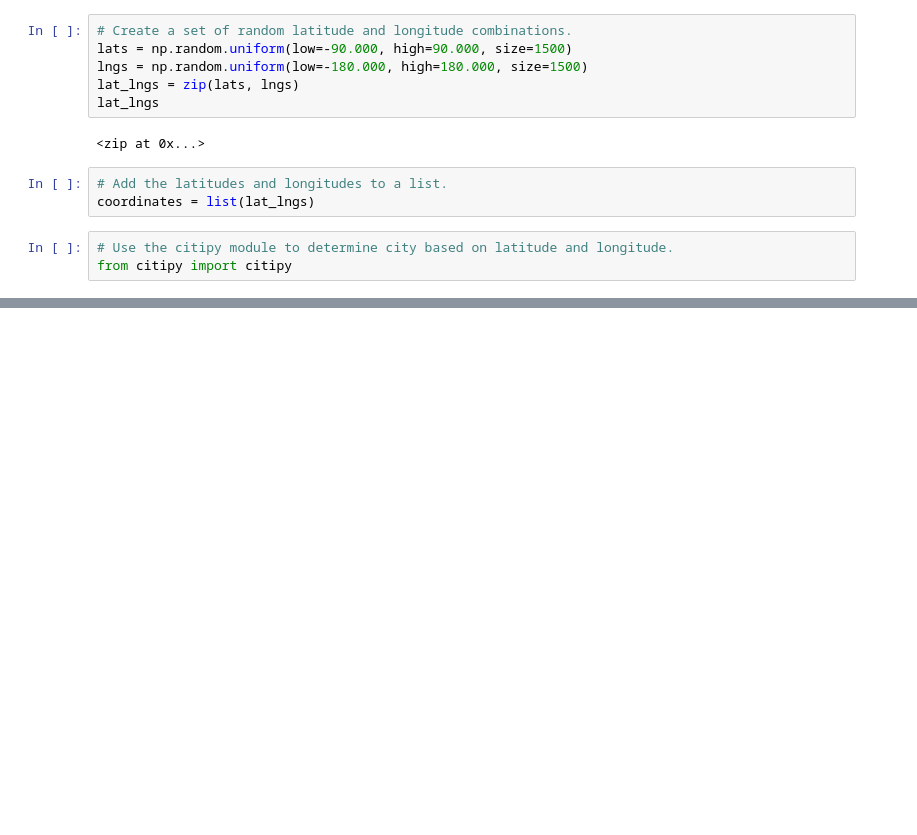
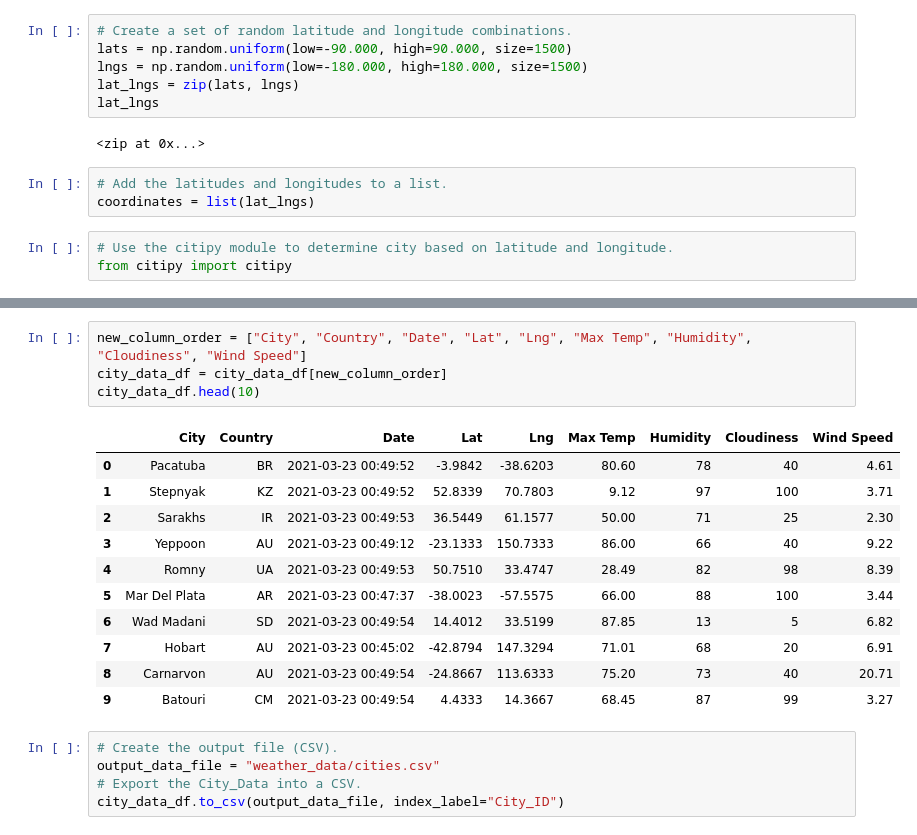
Before and after one commit to petenielsen93/World_Weather_Analysis, a Jupyter notebook: WeatherPy.ipynb, the cells around one changed output, grey strips where cells are left out. Cells and saved outputs as stored; diff of their text form; blank space fills up the shorter version.

```diff
--- a/WeatherPy.ipynb
+++ b/WeatherPy.ipynb
@@ -33,0 +142,21 @@ len(cities)
+# %%
+new_column_order = ["City", "Country", "Date", "Lat", "Lng", "Max Temp", "Humidity", "Cloudiness", "Wind Speed"]
+city_data_df = city_data_df[new_column_order]
+city_data_df.head(10)
+# %% [output]
+|  | City | Country | Date | Lat | Lng | Max Temp | Humidity | Cloudiness | Wind Speed |
+| 0 | Pacatuba | BR | 2021-03-23 00:49:52 | -3.9842 | -38.6203 | 80.60 | 78 | 40 | 4.61 |
+| 1 | Stepnyak | KZ | 2021-03-23 00:49:52 | 52.8339 | 70.7803 | 9.12 | 97 | 100 | 3.71 |
+| 2 | Sarakhs | IR | 2021-03-23 00:49:53 | 36.5449 | 61.1577 | 50.00 | 71 | 25 | 2.30 |
+| 3 | Yeppoon | AU | 2021-03-23 00:49:12 | -23.1333 | 150.7333 | 86.00 | 66 | 40 | 9.22 |
+| 4 | Romny | UA | 2021-03-23 00:49:53 | 50.7510 | 33.4747 | 28.49 | 82 | 98 | 8.39 |
+| 5 | Mar Del Plata | AR | 2021-03-23 00:47:37 | -38.0023 | -57.5575 | 66.00 | 88 | 100 | 3.44 |
+| 6 | Wad Madani | SD | 2021-03-23 00:49:54 | 14.4012 | 33.5199 | 87.85 | 13 | 5 | 6.82 |
+| 7 | Hobart | AU | 2021-03-23 00:45:02 | -42.8794 | 147.3294 | 71.01 | 68 | 20 | 6.91 |
+| 8 | Carnarvon | AU | 2021-03-23 00:49:54 | -24.8667 | 113.6333 | 75.20 | 73 | 40 | 20.71 |
+| 9 | Batouri | CM | 2021-03-23 00:49:54 | 4.4333 | 14.3667 | 68.45 | 87 | 99 | 3.27 |
+# %%
+# Create the output file (CSV).
+output_data_file = "weather_data/cities.csv"
+# Export the City_Data into a CSV.
+city_data_df.to_csv(output_data_file, index_label="City_ID")
```
Also changed, not shown: parts of 6 cells of this notebook, 3 other files.
